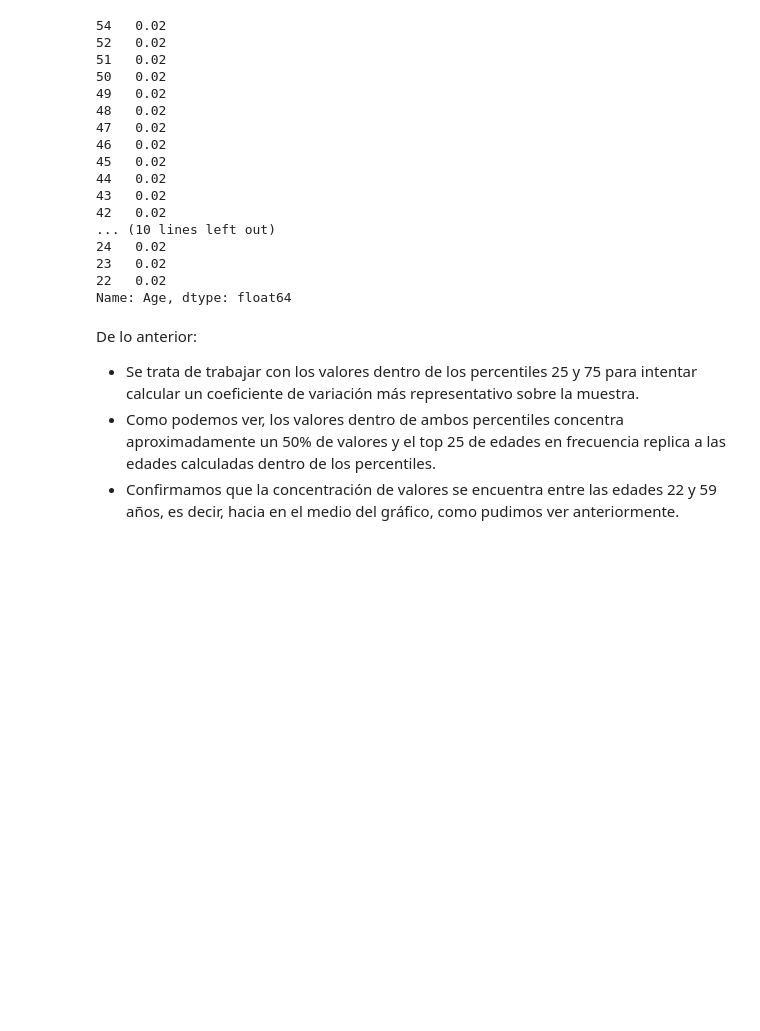
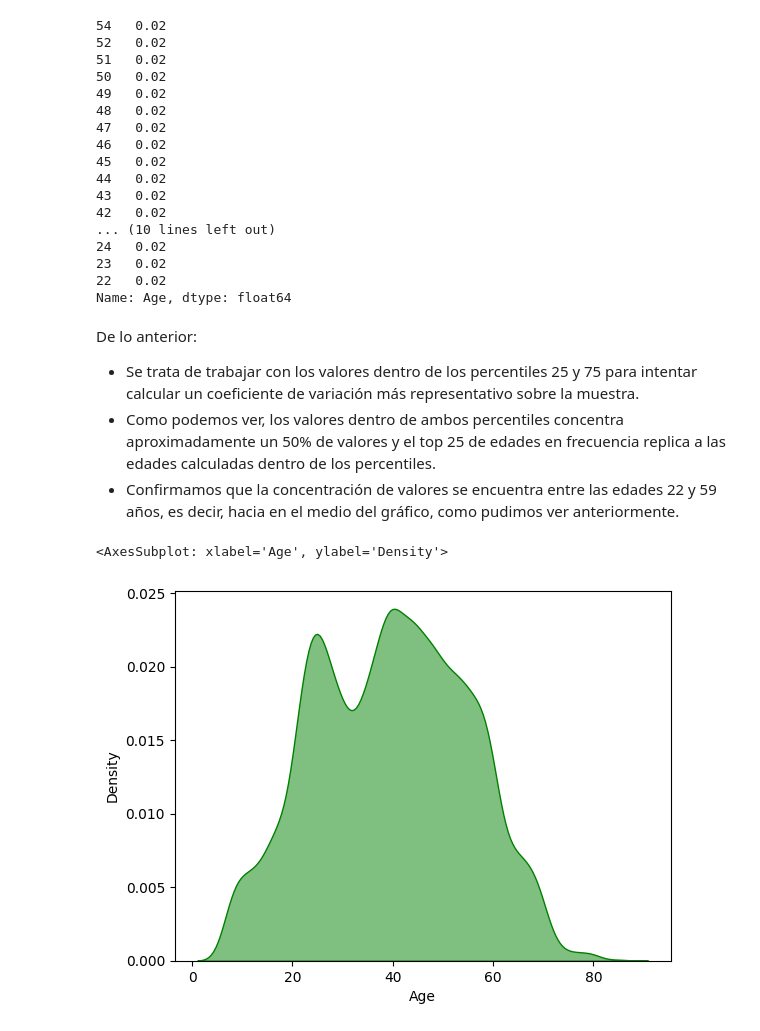
Before and after one commit to MHerrera11/Coderhouse, a Jupyter notebook: notebooks/Satisfacción de Clientes en Vuelos.ipynb, the cells around one changed output. Saved outputs shown, nothing was run; the diff lists cells and outputs as text; code cells hidden in the pictures; blank space fills up the shorter version.

```diff
--- a/notebooks/Satisfacción de Clientes en Vuelos.ipynb
+++ b/notebooks/Satisfacción de Clientes en Vuelos.ipynb
@@ -419,3 +419,11 @@ De lo anterior:
 * Se trata de trabajar con los valores dentro de los percentiles 25 y 75 para intentar calcular un coeficiente de variación más representativo sobre la muestra.
 * Como podemos ver, los valores dentro de ambos percentiles concentra aproximadamente un 50% de valores y el top 25 de edades en frecuencia replica a las edades calculadas dentro de los percentiles.
 * Confirmamos que la concentración de valores se encuentra entre las edades 22 y 59 años, es decir, hacia en el medio del gráfico, como pudimos ver anteriormente.
+# %%
+Densidad = df["Age"]
+# Gráfico de densidad
+sns.kdeplot(x = Densidad,
+            fill = True, color = "green", alpha = 0.5)
+# %% [output]
+<AxesSubplot: xlabel='Age', ylabel='Density'>
+[figure, added]
```
